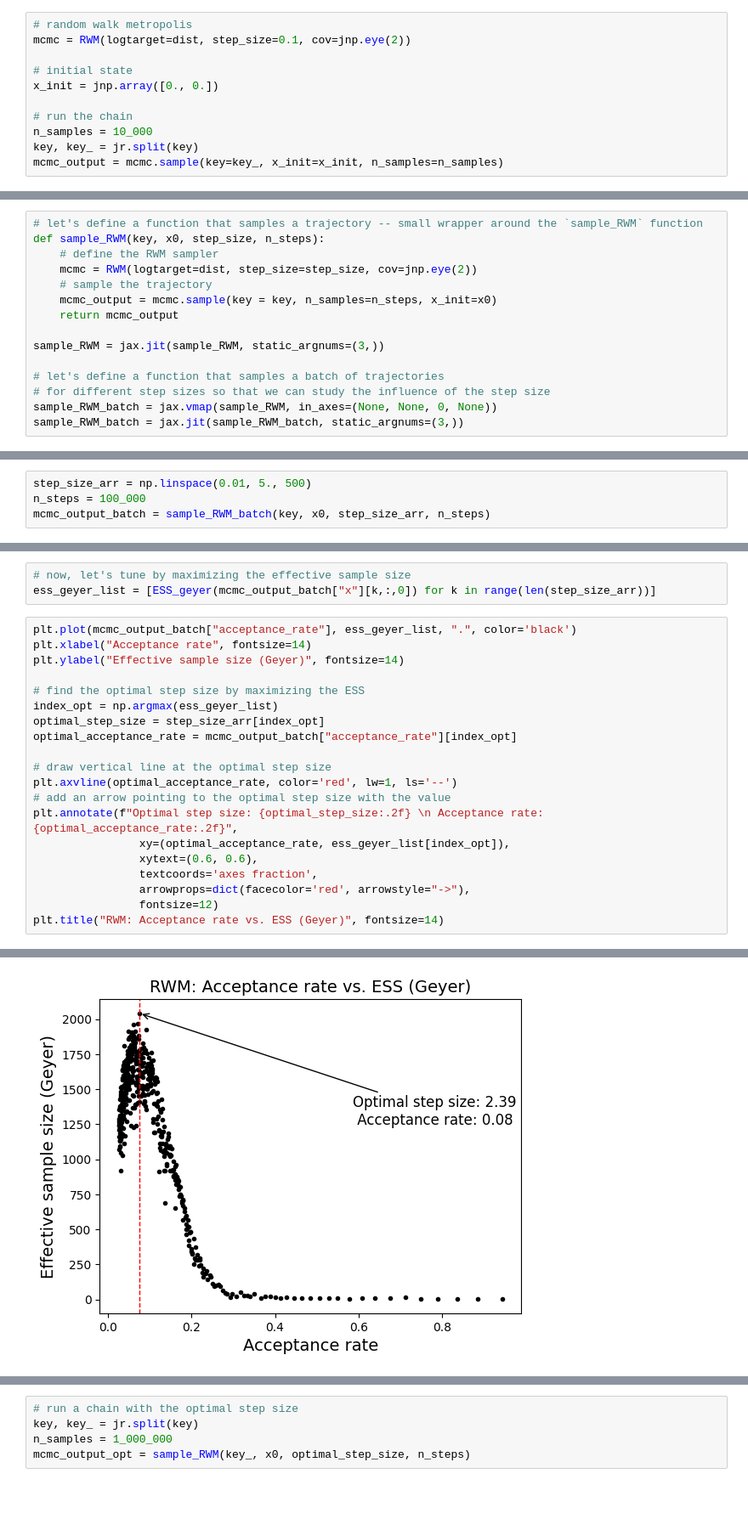
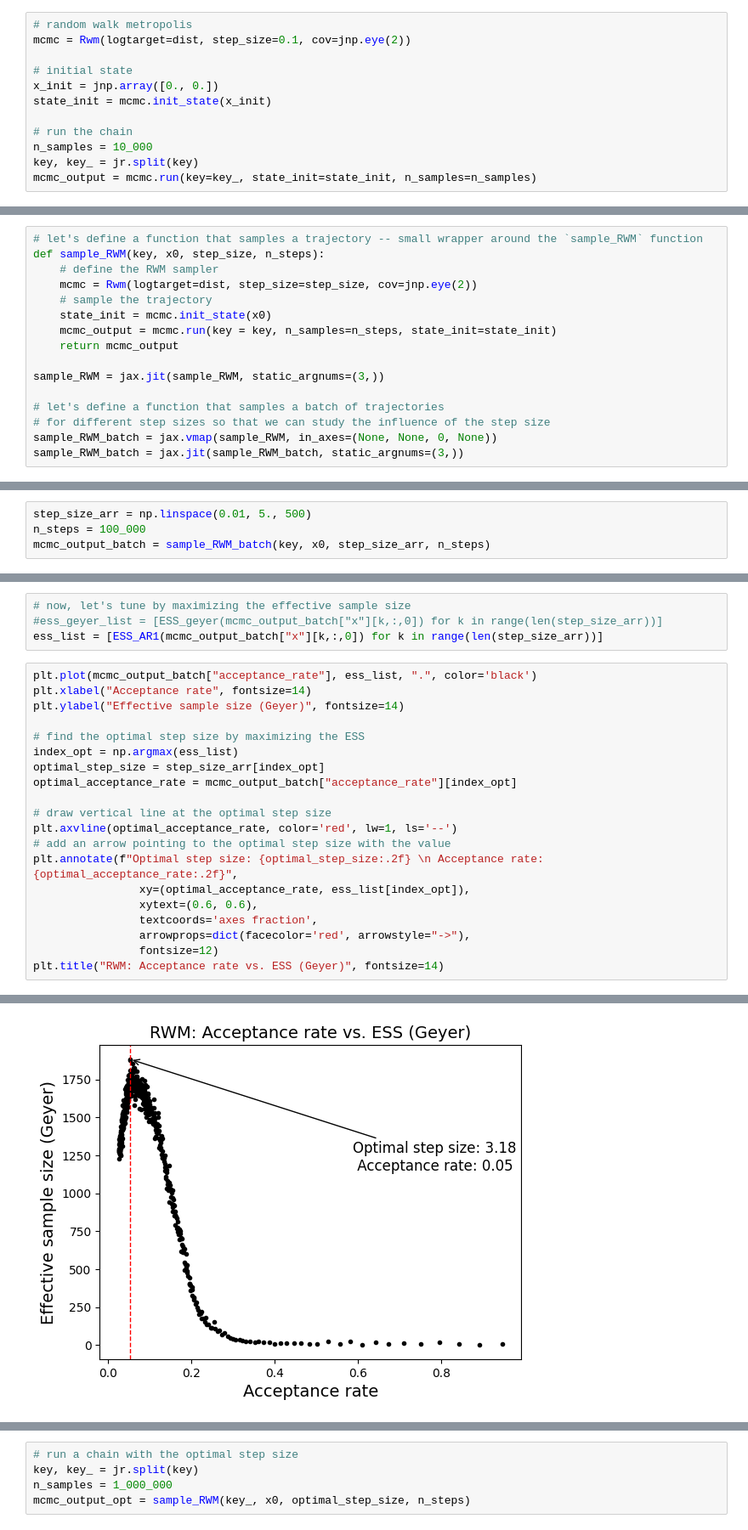
Before and after one commit to alexxthiery/mcjax, a Jupyter notebook: notebooks/mcmc/rwm_sine_manifold.ipynb, the cells around one changed output, grey strips where cells are left out. Shown at 85% size. Saved outputs shown, nothing was run; the diff lists cells and outputs as text; blank space fills up the shorter version.

```diff
--- a/notebooks/mcmc/rwm_sine_manifold.ipynb
+++ b/notebooks/mcmc/rwm_sine_manifold.ipynb
@@ -61,15 +61,16 @@ plt.plot(x, np.sin(5*x), 'k-')
 ### Run RWM
 # %%
 # random walk metropolis
-mcmc = RWM(logtarget=dist, step_size=0.1, cov=jnp.eye(2))
+mcmc = Rwm(logtarget=dist, step_size=0.1, cov=jnp.eye(2))
 
 # initial state
 x_init = jnp.array([0., 0.])
+state_init = mcmc.init_state(x_init)
 
 # run the chain
 n_samples = 10_000
 key, key_ = jr.split(key)
-mcmc_output = mcmc.sample(key=key_, x_init=x_init, n_samples=n_samples)
+mcmc_output = mcmc.run(key=key_, state_init=state_init, n_samples=n_samples)
 # %%
 # plot x0 trajectory
 plt.figure(figsize=(10, 3))
@@ -86,9 +87,10 @@ plt.plot(mcmc_output["x"][:, 1], color='black', lw=0.5)
 # let's define a function that samples a trajectory -- small wrapper around the `sample_RWM` function
 def sample_RWM(key, x0, step_size, n_steps):
     # define the RWM sampler
-    mcmc = RWM(logtarget=dist, step_size=step_size, cov=jnp.eye(2))
+    mcmc = Rwm(logtarget=dist, step_size=step_size, cov=jnp.eye(2))
     # sample the trajectory
-    mcmc_output = mcmc.sample(key = key, n_samples=n_steps, x_init=x0)
+    state_init = mcmc.init_state(x0)
+    mcmc_output = mcmc.run(key = key, n_samples=n_steps, state_init=state_init)
     return mcmc_output
 
 sample_RWM = jax.jit(sample_RWM, static_argnums=(3,))
@@ -133,29 +135,30 @@ Text(0.6, 0.6, 'Optimal step size: 2.39 \n Acceptance rate: 0.08')
 # %%
 # now, let's tune by maximizing the effective sample size
-ess_geyer_list = [ESS_geyer(mcmc_output_batch["x"][k,:,0]) for k in range(len(step_size_arr))]
+#ess_geyer_list = [ESS_geyer(mcmc_output_batch["x"][k,:,0]) for k in range(len(step_size_arr))]
+ess_list = [ESS_AR1(mcmc_output_batch["x"][k,:,0]) for k in range(len(step_size_arr))]
 # %%
-plt.plot(mcmc_output_batch["acceptance_rate"], ess_geyer_list, ".", color='black')
+plt.plot(mcmc_output_batch["acceptance_rate"], ess_list, ".", color='black')
 plt.xlabel("Acceptance rate", fontsize=14)
 plt.ylabel("Effective sample size (Geyer)", fontsize=14)
 
 # find the optimal step size by maximizing the ESS
-index_opt = np.argmax(ess_geyer_list)
+index_opt = np.argmax(ess_list)
 optimal_step_size = step_size_arr[index_opt]
 optimal_acceptance_rate = mcmc_output_batch["acceptance_rate"][index_opt]
 
 # draw vertical line at the optimal step size
 plt.axvline(optimal_acceptance_rate, color='red', lw=1, ls='--')
 # add an arrow pointing to the optimal step size with the value
 plt.annotate(f"Optimal step size: {optimal_step_size:.2f} \n Acceptance rate: {optimal_acceptance_rate:.2f}",
-                xy=(optimal_acceptance_rate, ess_geyer_list[index_opt]),
+                xy=(optimal_acceptance_rate, ess_list[index_opt]),
                 xytext=(0.6, 0.6),
                 textcoords='axes fraction',
                 arrowprops=dict(facecolor='red', arrowstyle="->"),
                 fontsize=12)
 plt.title("RWM: Acceptance rate vs. ESS (Geyer)", fontsize=14)
 # %% [output]
 Text(0.5, 1.0, 'RWM: Acceptance rate vs. ESS (Geyer)')
-[figure, old version]
+[figure, new version]
 # %%
 # compare ESS vs squared jump statistics
 max_sq_jump = np.max(mcmc_output_batch["sq_jump"])
```
Also changed, not shown: parts of 7 cells of this notebook, 7 other files.
